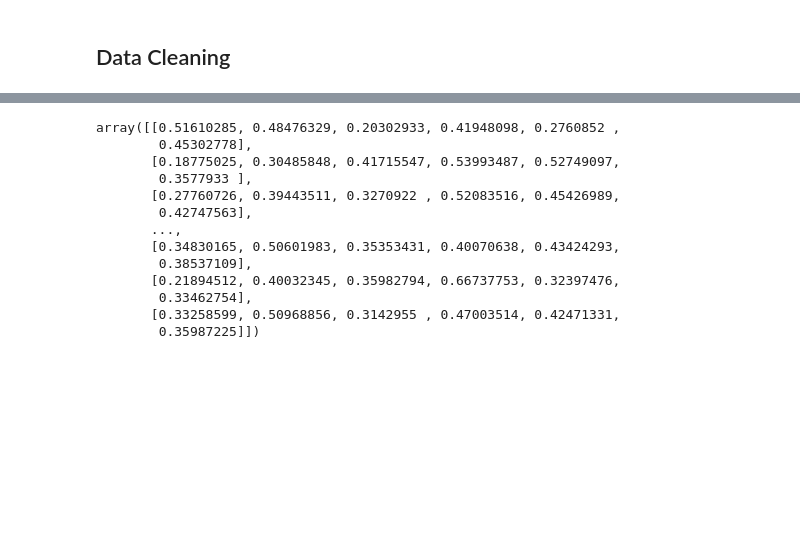
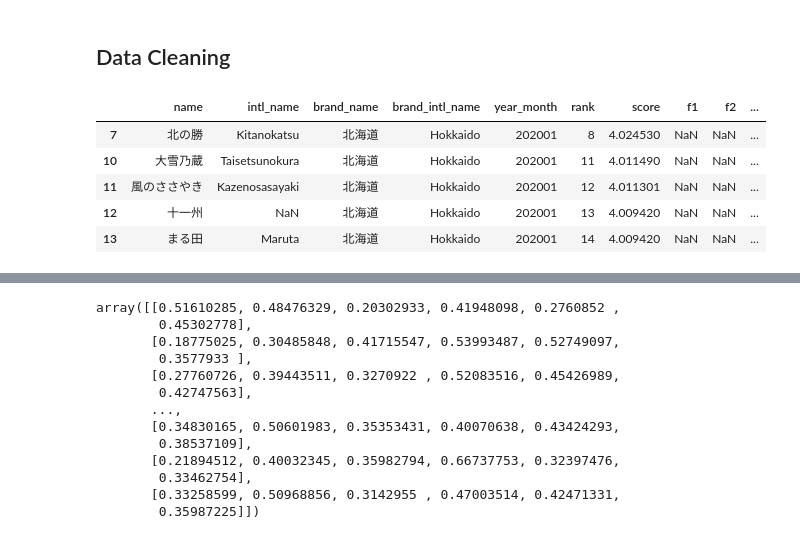
Before and after one commit to DatDaiGia/CB_Recommendation_GMM, a Jupyter notebook: EM-Q-GM.ipynb, the cells around one changed output, grey strips where cells are left out. Saved outputs shown, nothing was run; the diff lists cells and outputs as text; code cells hidden in the pictures; blank space fills up the shorter version.

```diff
--- a/EM-Q-GM.ipynb
+++ b/EM-Q-GM.ipynb
@@ -41,0 +56,9 @@ initial_db
+# %%
+df_missing_f.head()
+# %% [output]
+|  | name | intl_name | brand_name | brand_intl_name | year_month | rank | score | f1 | f2 | ... |
+| 7 | 北の勝 | Kitanokatsu | 北海道 | Hokkaido | 202001 | 8 | 4.024530 | NaN | NaN | ... |
+| 10 | 大雪乃蔵 | Taisetsunokura | 北海道 | Hokkaido | 202001 | 11 | 4.011490 | NaN | NaN | ... |
+| 11 | 風のささやき | Kazenosasayaki | 北海道 | Hokkaido | 202001 | 12 | 4.011301 | NaN | NaN | ... |
+| 12 | 十一州 | NaN | 北海道 | Hokkaido | 202001 | 13 | 4.009420 | NaN | NaN | ... |
+| 13 | まる田 | Maruta | 北海道 | Hokkaido | 202001 | 14 | 4.009420 | NaN | NaN | ... |
```
Also changed, not shown: parts of 25 cells of this notebook.
